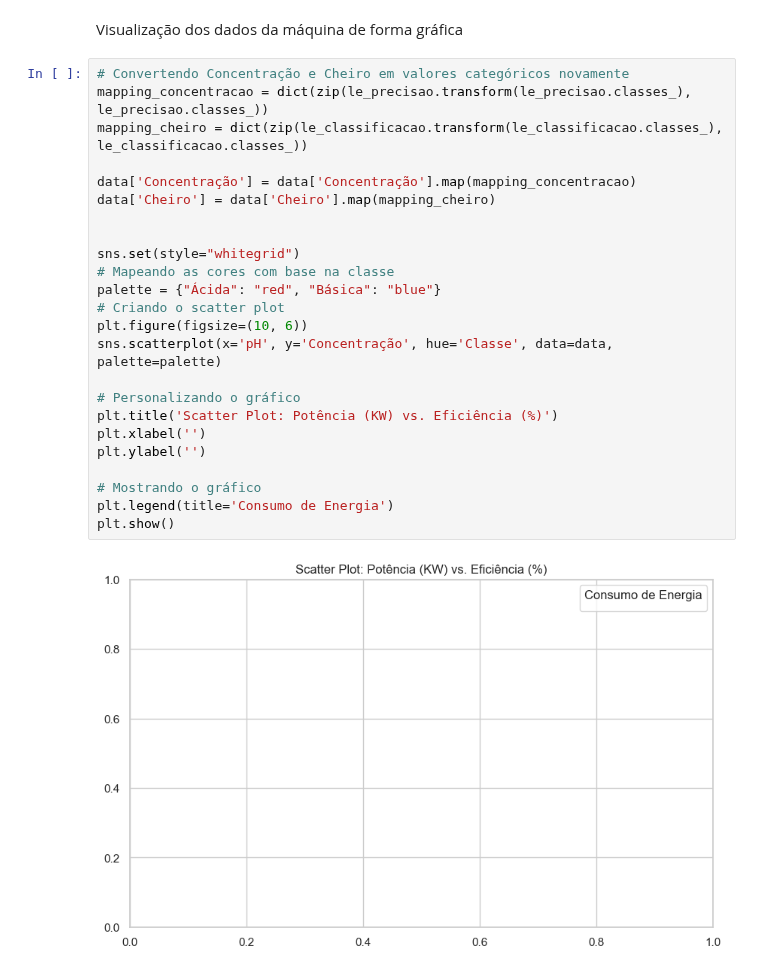
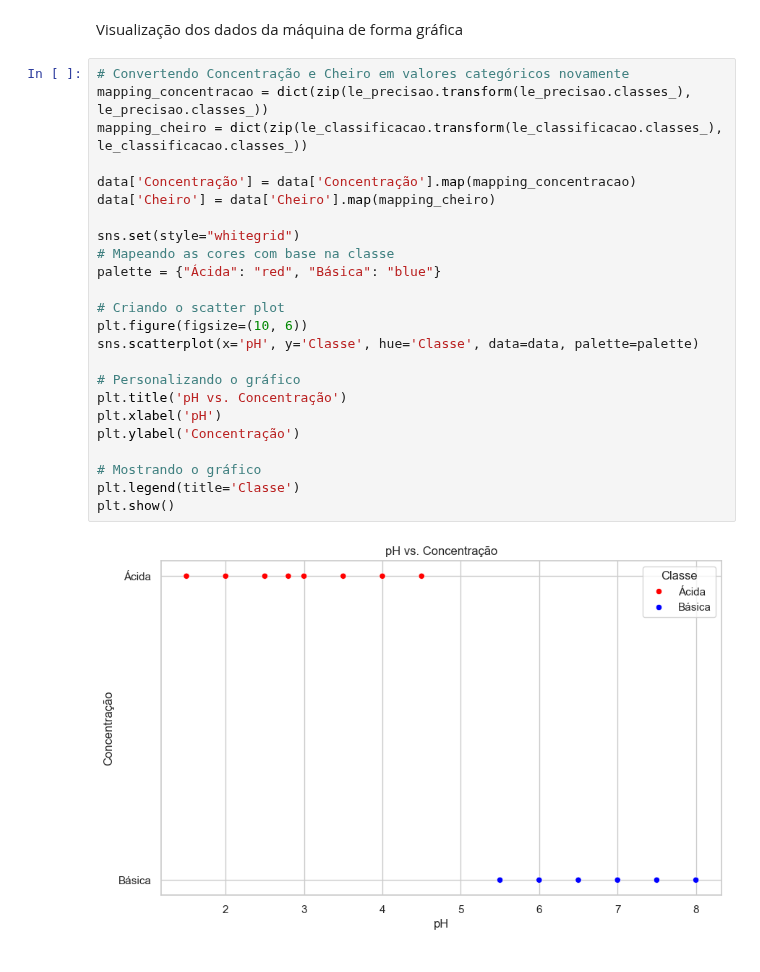
Before and after one commit to LuizEduardoBS/IABD_Inteligencia_Artificial_E_Big_Data, a Jupyter notebook: Aula_8/Exercícios/exercicio_2.ipynb, the cells around one changed output. Drawn from its saved outputs; the diff is of its cells as text.

```diff
--- a/Aula_8/Exercícios/exercicio_2.ipynb
+++ b/Aula_8/Exercícios/exercicio_2.ipynb
@@ -110,26 +110,26 @@ Visualização dos dados da máquina de forma gráfica
 # %%
 # Convertendo Concentração e Cheiro em valores categóricos novamente
 mapping_concentracao = dict(zip(le_precisao.transform(le_precisao.classes_), le_precisao.classes_))
 mapping_cheiro = dict(zip(le_classificacao.transform(le_classificacao.classes_), le_classificacao.classes_))
 
 data['Concentração'] = data['Concentração'].map(mapping_concentracao)
 data['Cheiro'] = data['Cheiro'].map(mapping_cheiro)
 
-
 sns.set(style="whitegrid")
 # Mapeando as cores com base na classe
 palette = {"Ácida": "red", "Básica": "blue"}
+
 # Criando o scatter plot
 plt.figure(figsize=(10, 6))
-sns.scatterplot(x='pH', y='Concentração', hue='Classe', data=data, palette=palette)
+sns.scatterplot(x='pH', y='Classe', hue='Classe', data=data, palette=palette)
 
 # Personalizando o gráfico
-plt.title('Scatter Plot: Potência (KW) vs. Eficiência (%)')
-plt.xlabel('')
-plt.ylabel('')
+plt.title('pH vs. Concentração')
+plt.xlabel('pH')
+plt.ylabel('Concentração')
 
 # Mostrando o gráfico
-plt.legend(title='Consumo de Energia')
+plt.legend(title='Classe')
 plt.show()
 # %% [output]
-[figure, old version]
+[figure, new version]
```
Also changed, not shown: parts of 1 cell of this notebook.
